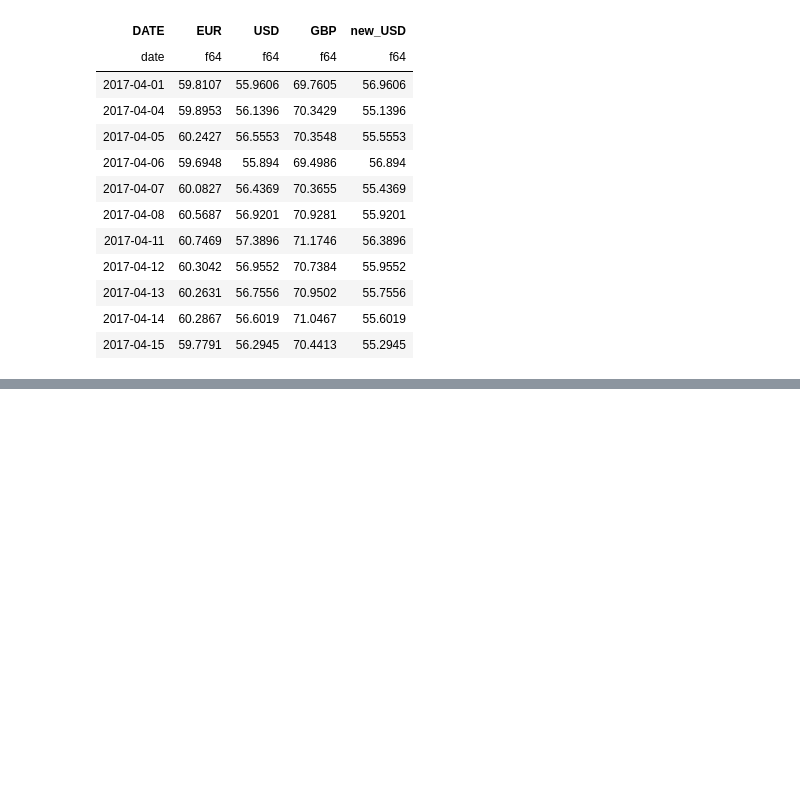
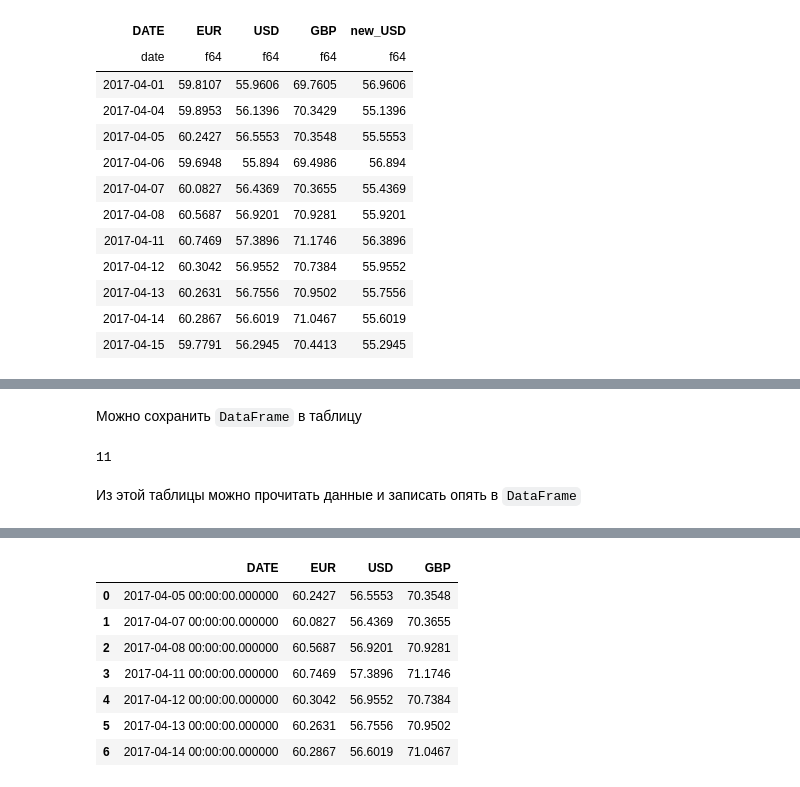
Before and after one commit to alexmk7/python-2023, a Jupyter notebook: 04.Pandas_Introduction.ipynb, the cells around one changed output, grey strips where cells are left out. Saved outputs shown, nothing was run; the diff lists cells and outputs as text; code cells hidden in the pictures; blank space fills up the shorter version.

Commit message:
Sqlite and pandas

```diff
--- a/04.Pandas_Introduction.ipynb
+++ b/04.Pandas_Introduction.ipynb
@@ -673,0 +688,22 @@ shape: (11, 5)
+# %% [markdown]
+Можно сохранить `DataFrame` в таблицу
+# %%
+from sqlalchemy import create_engine
+from sqlalchemy import text
+
+df = pd.read_csv("data/currencies.csv", index_col=0, header=0, parse_dates=[0])
+
+engine = create_engine("sqlite:///:memory:")
+df.to_sql("currencies", engine)
+# %% [output]
+11
+# %% [markdown]
+Из этой таблицы можно прочитать данные и записать опять в `DataFrame`
+# %%
+with engine.connect() as conn:
+    for line in conn.execute(text("SELECT * FROM currencies WHERE EUR > 60")):
+        print(line)
+
+df_new = pd.read_sql_query("SELECT * FROM currencies WHERE EUR > 60", engine)
+df_new
+# %% [output]
@@ -673,0 +717,8 @@ shape: (11, 5)
+|  | DATE | EUR | USD | GBP |
+| 0 | 2017-04-05 00:00:00.000000 | 60.2427 | 56.5553 | 70.3548 |
+| 1 | 2017-04-07 00:00:00.000000 | 60.0827 | 56.4369 | 70.3655 |
+| 2 | 2017-04-08 00:00:00.000000 | 60.5687 | 56.9201 | 70.9281 |
+| 3 | 2017-04-11 00:00:00.000000 | 60.7469 | 57.3896 | 71.1746 |
+| 4 | 2017-04-12 00:00:00.000000 | 60.3042 | 56.9552 | 70.7384 |
+| 5 | 2017-04-13 00:00:00.000000 | 60.2631 | 56.7556 | 70.9502 |
+| 6 | 2017-04-14 00:00:00.000000 | 60.2867 | 56.6019 | 71.0467 |
```
Also changed, not shown: parts of 11 cells of this notebook, 1 other file.
